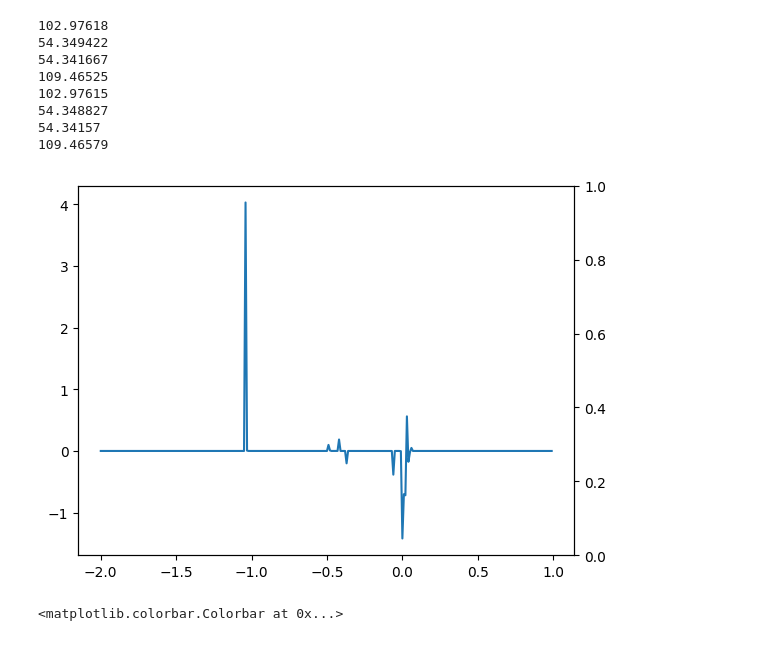
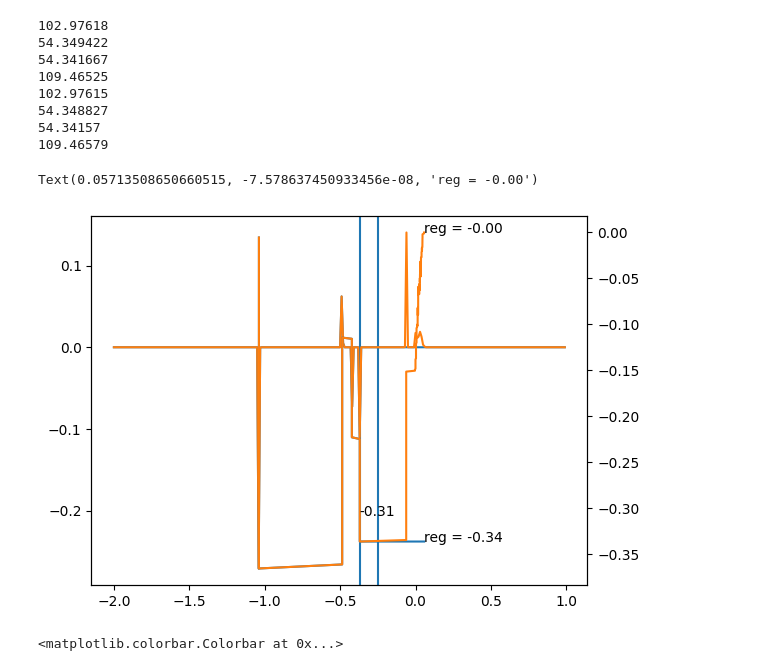
Before and after one commit to benrich37/crawfish, a Jupyter notebook: examples/debug5.ipynb, the cells around one changed output. Saved outputs shown, nothing was run; the diff lists cells and outputs as text; code cells hidden in the pictures.

```diff
--- a/examples/debug5.ipynb
+++ b/examples/debug5.ipynb
@@ -175,13 +175,21 @@ t_tj_u = np.zeros([nstates, nbands, nproj, nproj], dtype=COMPLEX_DTYPE)
 h_tj_uu = np.zeros([nstates, nbands, nproj, nproj], dtype=COMPLEX_DTYPE)
 occ_j = np.zeros(nbands)
 
-for t in range(nstates):
-    for j in range(nbands):
-        occ_j[j] += occ_tj[t,j]*wk_t[t]
-        for u in range(nproj):
-            for v in range(nproj):
-                cw2 = np.conj(ex_proj[t,j,u])*ex_proj[t,j,v]
-                s2_tj_uu[t,j,u,v] += 0.5*(cw2 + np.conj(cw2))
+# for t in range(nstates):
+#     for j in range(nbands):
+#         for u in range(nproj):
+#             for v in range(nproj):
+#                 cw2 = np.conj(ex_proj[t,j,u])*ex_proj[t,j,v]
+#                 s2_tj_uu[t,j,u,v] += 0.5*(cw2 + np.conj(cw2))
+
+s2_tj_uu += 0.5 * (
+    np.conj(ex_proj[:, :, :, np.newaxis]) * ex_proj[:, :, np.newaxis, :] +
+    np.conj(np.conj(ex_proj[:, :, :, np.newaxis]) * ex_proj[:, :, np.newaxis, :])
+    )
+#s2_tj_uu = np.einsum('tju,tju->tjuv', np.conj(ex_proj), ex_proj)
+# s2_tj_uu = np.conj(ex_proj)[:,:]*ex_proj[:,:]
+
+
 for t in range(nstates):
     for j in range(nbands):
         uv_sum2 = np.sum(np.abs(s2_tj_uu[t,j,:,:]), axis=(0,1))
@@ -226,51 +234,52 @@ for u in range(nproj):
                     cw = np.conj(ex_proj[t,j,u])*ex_proj[t,j,v]
                     weights_tj[t,j] += hw*np.real(cw)*wk_t[t]*occ_tj[t,j]
                     weights_tj2[t,j] += hw*np.real(cw)*wk_t[t]
 for u in range(nproj):
     for v in range(nproj):
         pw = p_uu[u,v]
         hw = h_uu[u,v]
         sw = s_uv[u,v]
         if (u in [0,1,2,3]) and (v in [4,5,6,7]):
             for t in range(nstates):
                 for j in range(nbands):
                     cw = np.conj(ex_proj[t,j,u])*ex_proj[t,j,v]
                     weights_tj3[t,j] += sw*np.real(cw)*wk_t[t]*occ_tj[t,j]
                     weights_tj4[t,j] += sw*np.real(cw)*wk_t[t]
 
 twinx = ax.twinx()
 
-# weights_sabcj = (weights_tj3).reshape(s,a,b,c,nbands)
-# _spectrum = get_gauss_smear_spectrum(erange, e_sabcj, weights_sabcj, SIGMA_DEFAULT)
-# spectrum = _spectrum[0] + _spectrum[1]
-# ax.plot(erange, spectrum)
-# es, integs = get_uneven_integrated_array(e_sabcj, weights_sabcj)
-# twinx.plot(es, integs)
-# twinx.text(es[-1], integs[-1], f"reg = {integs[-1]:.2f}")
-
-
-# mu_idx = np.argsort(abs(np.array(es) - edata.mu))[0]
-# twinx.text(es[mu_idx], integs[mu_idx], f"{integs[mu_idx]:.2f}")
-# ax.axvline(x=edata.mu)
-# ax.axvline(x=es[mu_idx])
-
-weights_sabcj = (weights_tj4).reshape(s,a,b,c,nbands)
+weights_sabcj = (weights_tj).reshape(s,a,b,c,nbands)
 _spectrum = get_gauss_smear_spectrum(erange, e_sabcj, weights_sabcj, SIGMA_DEFAULT)
 spectrum = _spectrum[0] + _spectrum[1]
 ax.plot(erange, spectrum)
 es, integs = get_uneven_integrated_array(e_sabcj, weights_sabcj)
-# twinx.plot(es, integs)
-# twinx.text(es[-1], integs[-1], f"reg = {integs[-1]:.2f}")
+twinx.plot(es, integs)
+twinx.text(es[-1], integs[-1], f"reg = {integs[-1]:.2f}")
+
+
+mu_idx = np.argsort(abs(np.array(es) - edata.mu))[0]
+twinx.text(es[mu_idx], integs[mu_idx], f"{integs[mu_idx]:.2f}")
+ax.axvline(x=edata.mu)
+ax.axvline(x=es[mu_idx])
+
+weights_sabcj = (weights_tj2).reshape(s,a,b,c,nbands)
+_spectrum = get_gauss_smear_spectrum(erange, e_sabcj, weights_sabcj, SIGMA_DEFAULT)
+spectrum = _spectrum[0] + _spectrum[1]
+ax.plot(erange, spectrum)
+es, integs = get_uneven_integrated_array(e_sabcj, weights_sabcj)
+twinx.plot(es, integs)
+twinx.text(es[-1], integs[-1], f"reg = {integs[-1]:.2f}")
 # %% [output]
 102.97618
 54.349422
 54.341667
 109.46525
 102.97615
 54.348827
 54.34157
 109.46579
+Text(0.05713508650660515, -7.578637450933456e-08, 'reg = -0.00')
-[figure, old version]
+[figure, new version]
 # %%
 plt.imshow(s_uv)
 plt.colorbar()
```
